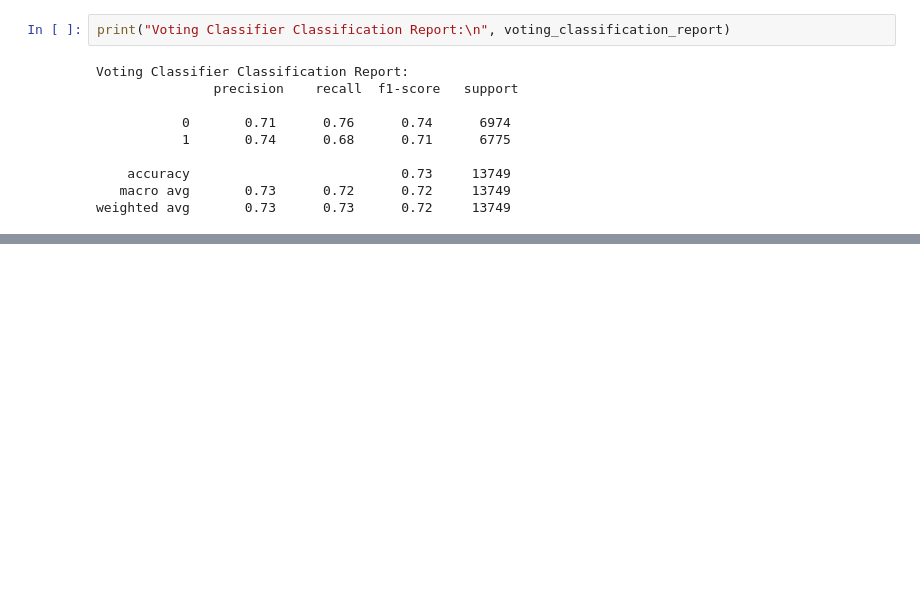
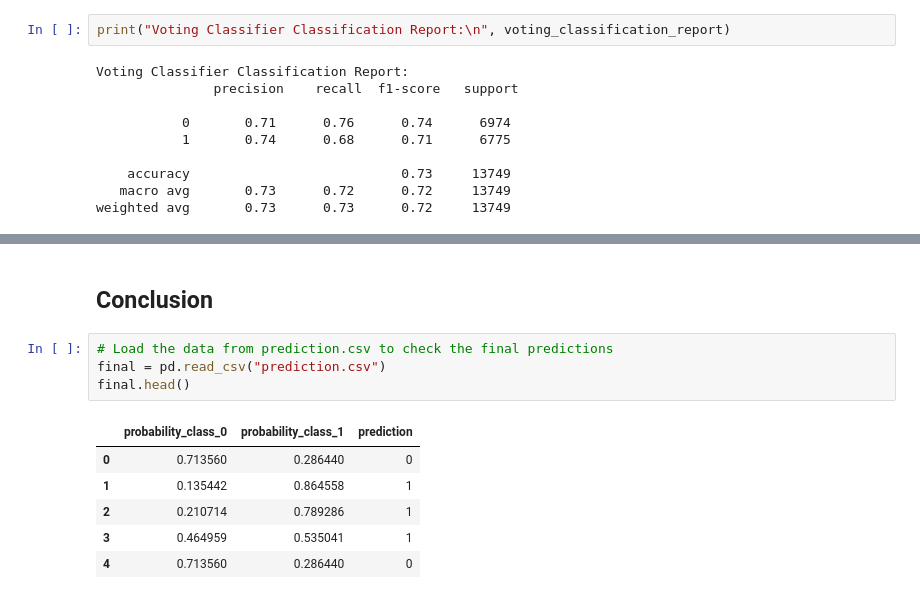
Before and after one commit to eliaselhaddad/Machine-learning-Elias-El-Haddad, a Jupyter notebook: Lab_ML/Disease_prediction/03-Model_selection_df2.ipynb, the cells around one changed output, grey strips where cells are left out. Drawn from its saved outputs; the diff is of its cells as text; blank space fills up the shorter version.

```diff
--- a/Lab_ML/Model_selection_df2.ipynb
+++ b/Lab_ML/Disease_prediction/03-Model_selection_df2.ipynb
@@ -372,0 +428,13 @@ In conclusion, both models have similar performance in terms of accuracy, precis
+# %% [markdown]
+## Conclusion
+# %%
+# Load the data from prediction.csv to check the final predictions
+final = pd.read_csv("prediction.csv")
+final.head()
+# %% [output]
+|  | probability_class_0 | probability_class_1 | prediction |
+| 0 | 0.713560 | 0.286440 | 0 |
+| 1 | 0.135442 | 0.864558 | 1 |
+| 2 | 0.210714 | 0.789286 | 1 |
+| 3 | 0.464959 | 0.535041 | 1 |
+| 4 | 0.713560 | 0.286440 | 0 |
```
Also changed, not shown: parts of 15 cells of this notebook, 10 other files.
